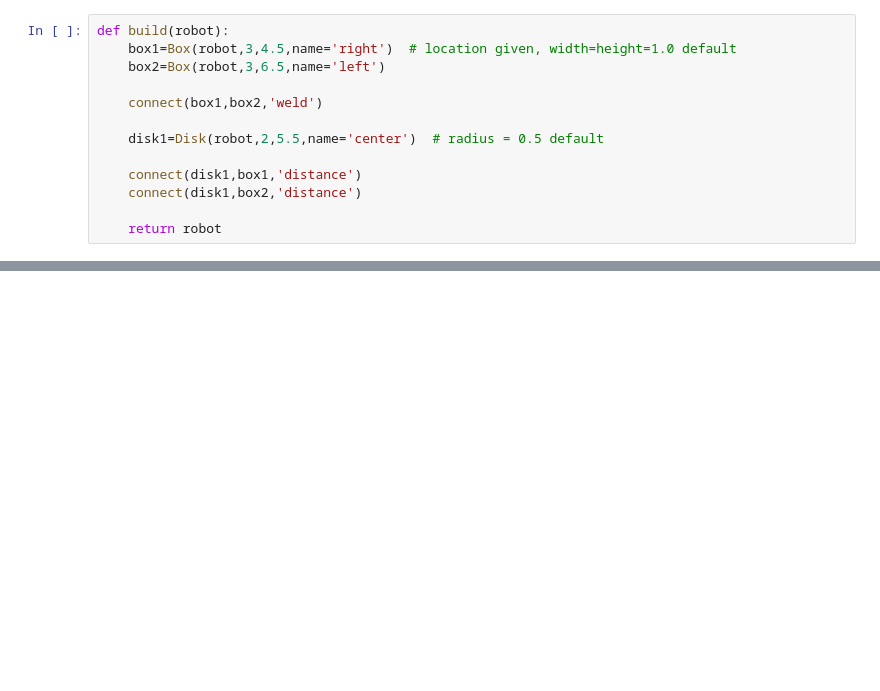
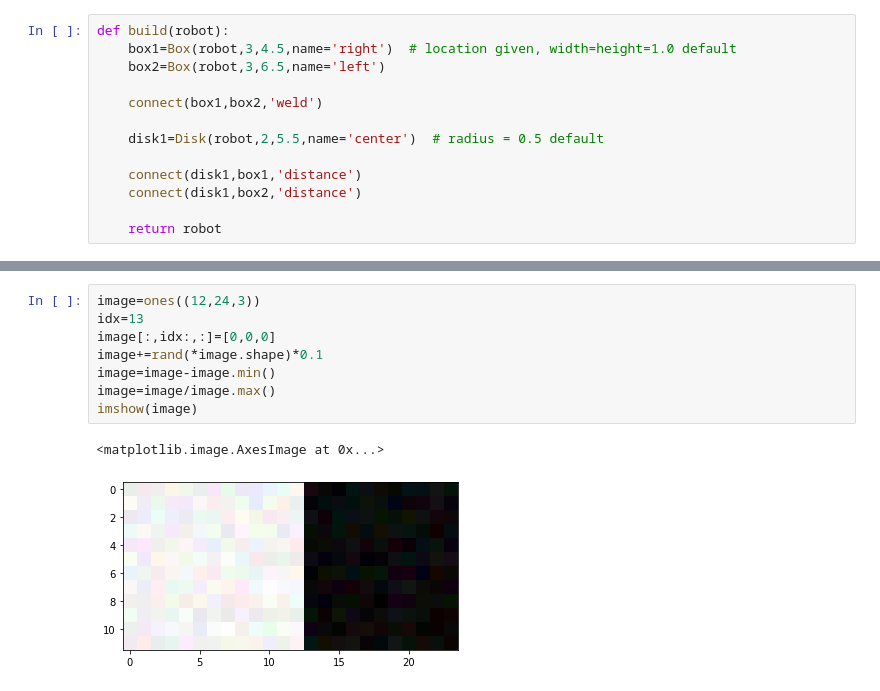
Before and after one commit to bblais/RobotSim373, a Jupyter notebook: Examples/Example Read Image.ipynb, the cells around one changed output, grey strips where cells are left out. Saved outputs shown, nothing was run; the diff lists cells and outputs as text; blank space fills up the shorter version.

```diff
--- a/Examples/Example Read Image.ipynb
+++ b/Examples/Example Read Image.ipynb
@@ -54,0 +81,11 @@ TypeError: __init__() got an unexpected keyword argument 'image'
+# %%
+image=ones((12,24,3))
+idx=13
+image[:,idx:,:]=[0,0,0]
+image+=rand(*image.shape)*0.1
+image=image-image.min()
+image=image/image.max()
+imshow(image)
+# %% [output]
+<matplotlib.image.AxesImage at 0x...>
+[figure, added]
```
Also changed, not shown: parts of 7 cells of this notebook, 1 other file.
